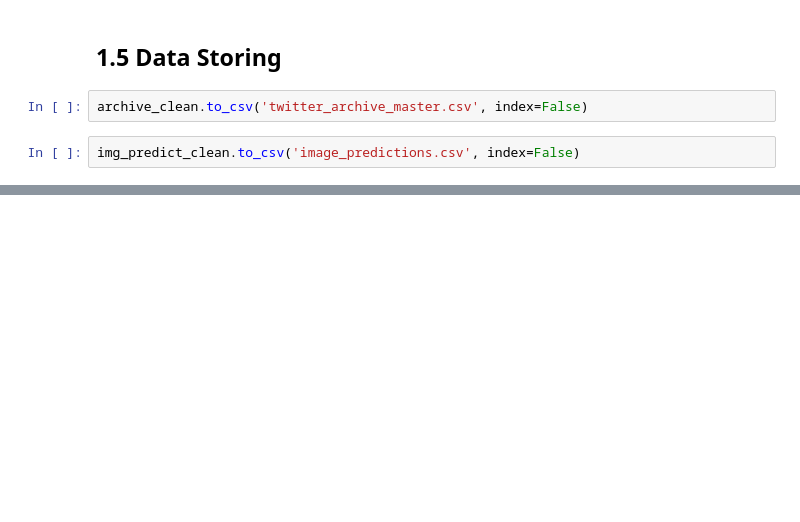
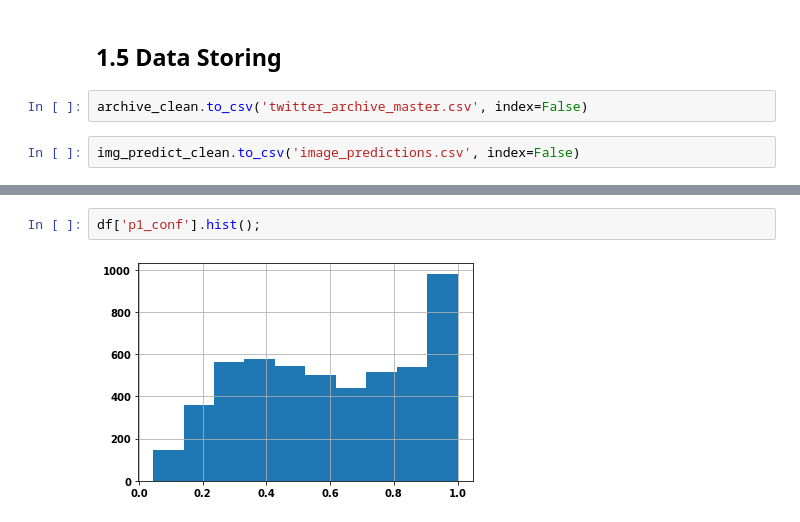
Before and after one commit to salma77/WeRateDogs-project, a Jupyter notebook: wrangle_act.ipynb, the cells around one changed output, grey strips where cells are left out. Drawn from its saved outputs; the diff is of its cells as text; blank space fills up the shorter version.

```diff
--- a/wrangle_act.ipynb
+++ b/wrangle_act.ipynb
@@ -900,0 +937,4 @@ img_predict_clean.to_csv('image_predictions.csv', index=False)
+# %%
+df['p1_conf'].hist();
+# %% [output]
+[figure, added]
```
Also changed, not shown: parts of 31 cells of this notebook, 3 other files.
